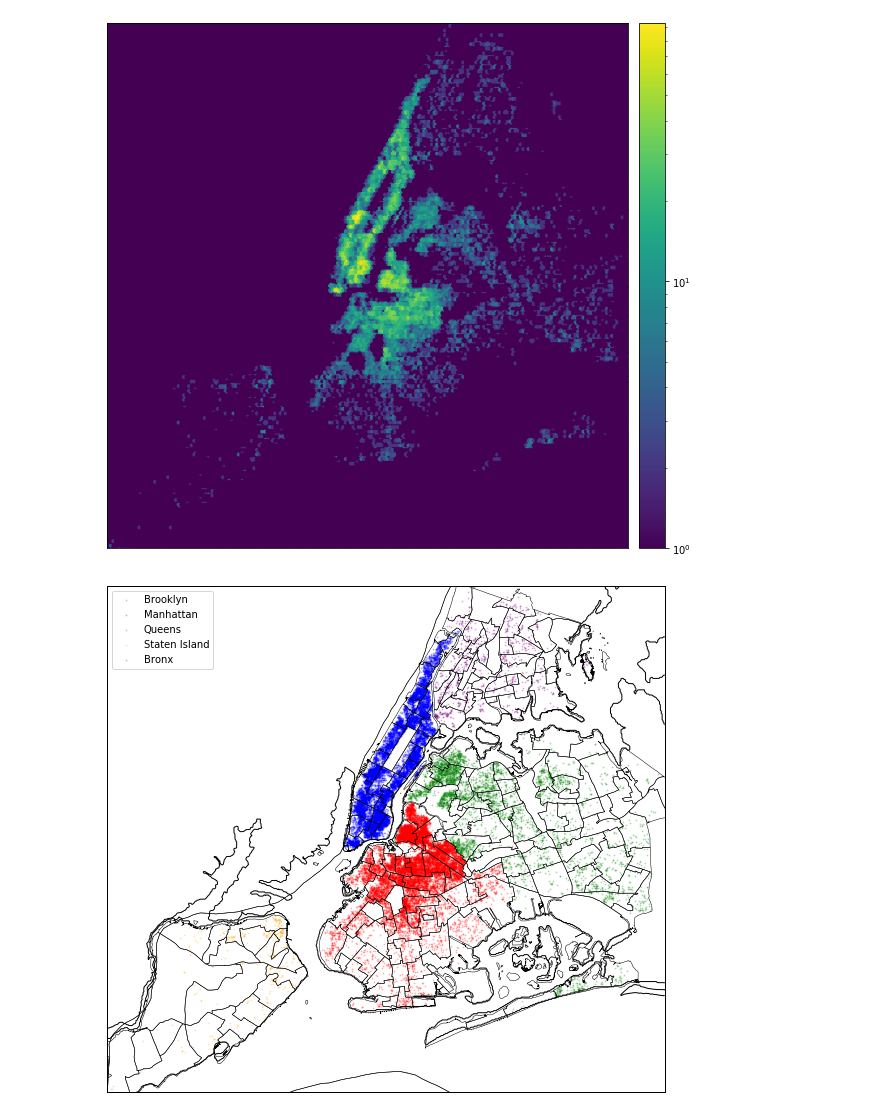
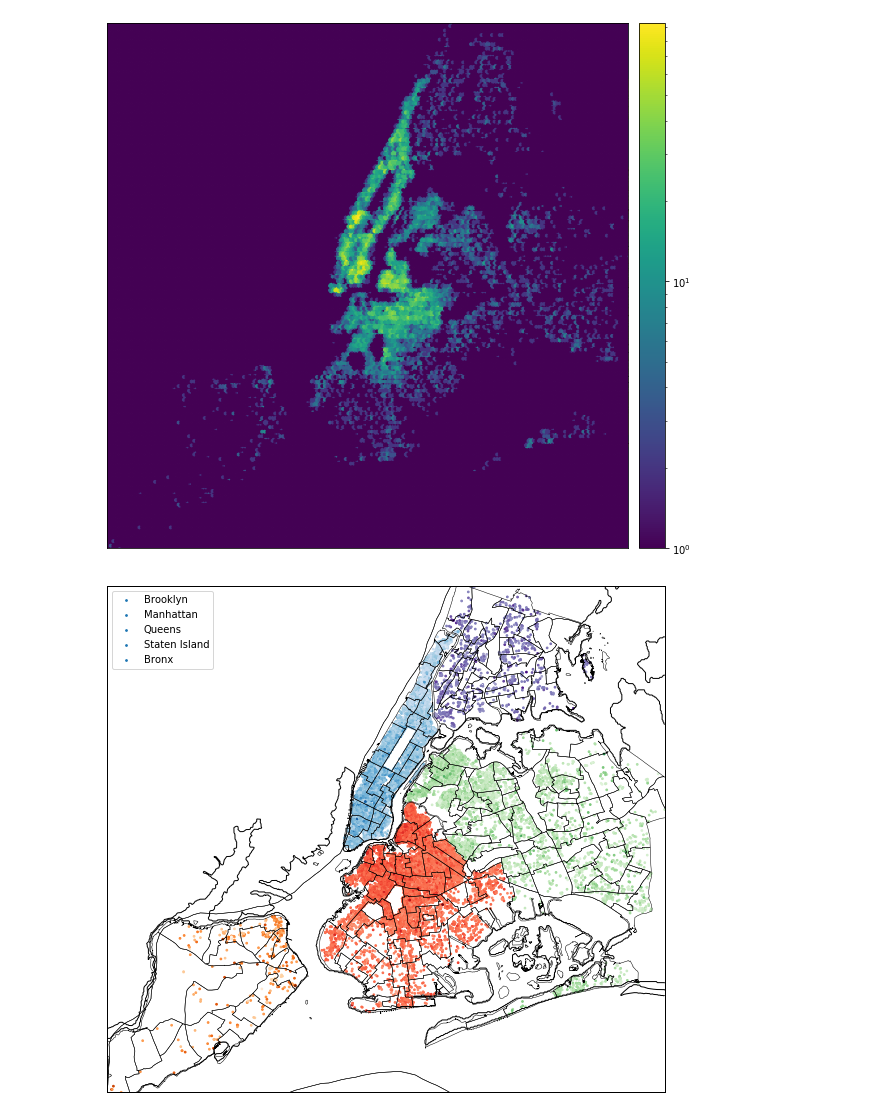
Before and after one commit to mickey-is-codin/airbnb, a Jupyter notebook: notebooks/mapping.ipynb, the cells around one changed output. Saved outputs shown, nothing was run; the diff lists cells and outputs as text; code cells hidden in the pictures.

Commit message:
Changed mapping notebook to use colormaps for boroughs and just fixed some syntax on the prediction notebook

```diff
--- a/notebooks/mapping.ipynb
+++ b/notebooks/mapping.ipynb
@@ -197,36 +197,46 @@ m.drawmapboundary()
 m.drawcoastlines()
 m.drawstates()
 m.drawrivers()
 
 m.readshapefile(shape_path, "neighborhoods")
 
 x, y = m(bnb_df["longitude"].values, bnb_df["latitude"].values)
 
 colors = [
     "red",
     "blue",
     "green",
     "orange",
     "purple"
 ]
 
+cmaps = [
+    "Reds",
+    "Blues",
+    "Greens",
+    "Oranges",
+    "Purples"
+]
+
 for ix, borough in enumerate(bnb_df["neighbourhood_group"].unique()):
 
+    borough_df = bnb_df[bnb_df["neighbourhood_group"] == borough]
+
     x,y = m(
-        bnb_df[bnb_df["neighbourhood_group"] == borough]["longitude"].values,
-        bnb_df[bnb_df["neighbourhood_group"] == borough]["latitude"].values
+        borough_df["longitude"].values,
+        borough_df["latitude"].values
     )
 
     m.scatter(
         x, y,
-        s=1,
-        alpha=0.2,
-        c=colors[ix],
+        s=3,
+        c=np.log10(np.add(borough_df["price"].values, 1)),
+        cmap=cmaps[ix],
         label=borough
     )
 
 plt.legend()
 
 plt.show()
 # %% [output]
-[figure, old version]
+[figure, new version]
```
Also changed, not shown: 1 other file.
